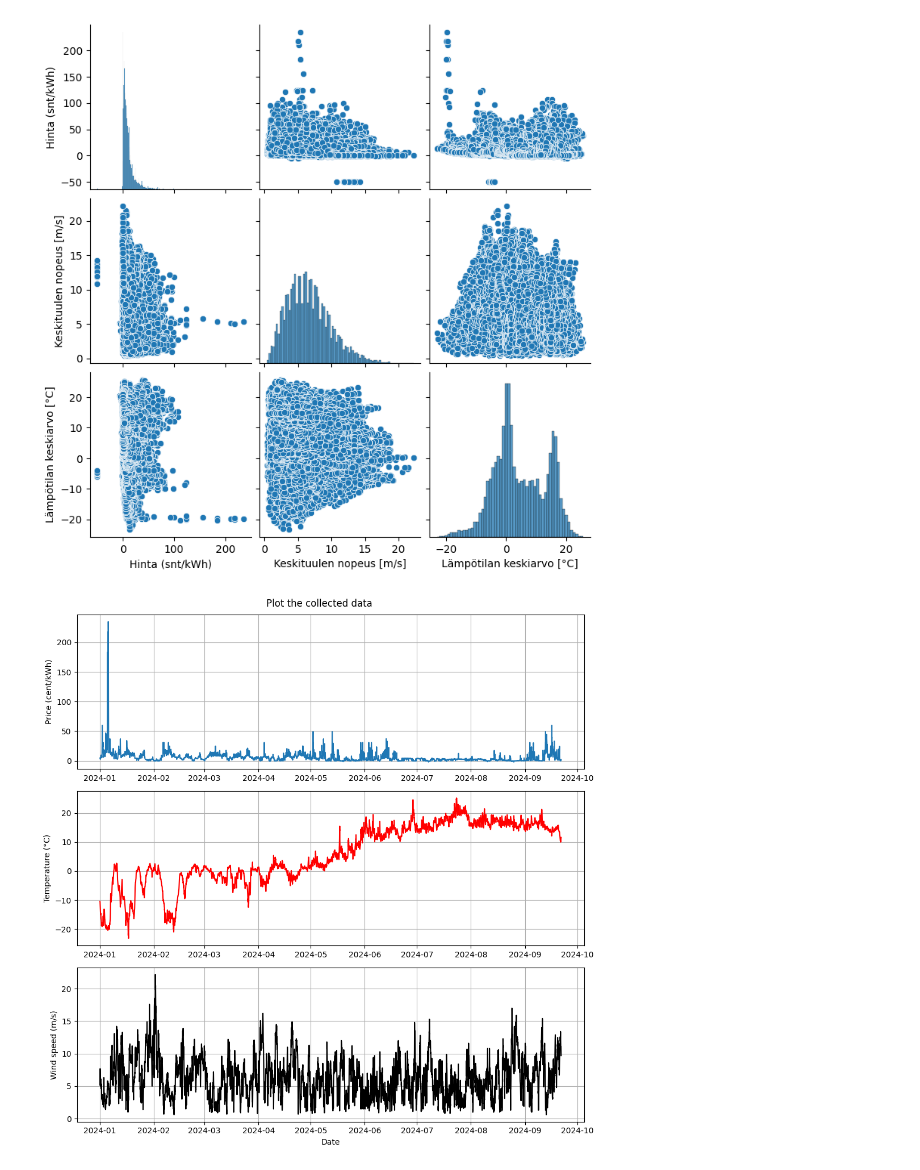
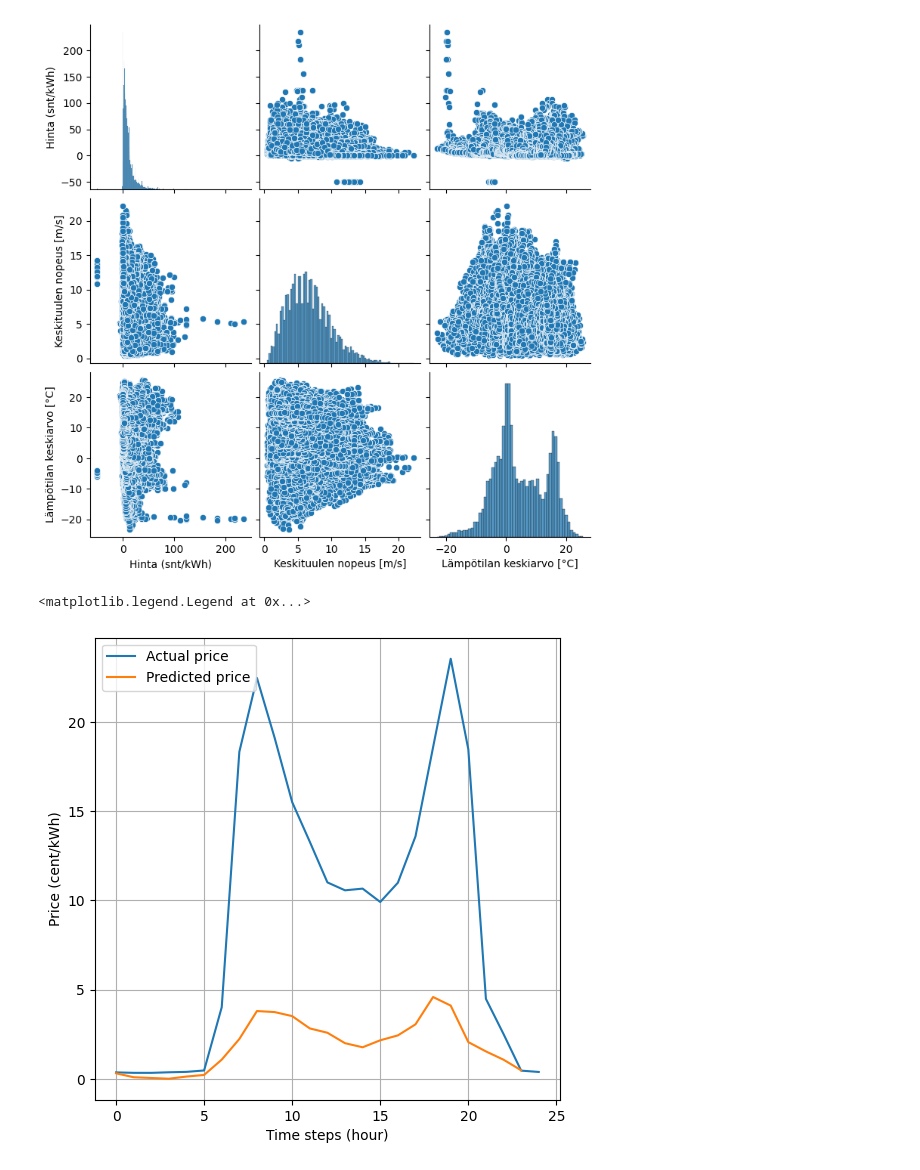
Before and after one commit to pirstov/Intro_to_DS_project, a Jupyter notebook: notebook.ipynb, the cells around one changed output. Drawn from its saved outputs; the diff is of its cells as text; code cells hidden in the pictures.

Commit message:
First time series model completed, naturally not the desired result but not completely terrible either.

```diff
--- a/notebook.ipynb
+++ b/notebook.ipynb
@@ -169,13 +169,48 @@ sns.pairplot(df)
 # Pruning: there are a few extreme outliers in the electricity price data
 # - one day there was an extreme negative price in the electricity due to market operator mistake -> Can be removed with citation to a news statement related to this case
 # - some day(s) there has been extreme electricity price for some hours, maybe not prunable but could be removed when trying to see relationships between the selected data
-# %%
-from datetime import datetime
-# Time series modeling
-
-# Start off with just the data from 2024
-df_2024 = df.loc[datetime(2024,1,1,1):]
-
-print_data(df_2024)
-# %% [output]
-[figure, removed]
+# %%
+from datetime import datetime
+from statsmodels.tsa.statespace.sarimax import SARIMAX
+# Time series modeling
+
+# Start off with just the data from 2024
+df_2024 = df.loc[datetime(2024,1,1,1):]
+
+# In fact, take two last weeks of the data set out for checking predictive performance of the model
+df_2024_train = df_2024.loc[:datetime(2024,9,4)].reset_index(drop=True)
+df_2024_test = df_2024.loc[datetime(2024,9,4):].reset_index(drop=True)
+
+# Based on some web browsing, let's try a SARIMAX model
+# SARIMAX
+# Seasonal
+# AutoRegressive
+# Integrated
+# Moving Average
+# with eXogenous variables
+
+price = df_2024_train['Hinta (snt/kWh)']
+inputs = df_2024_train[['Keskituulen nopeus [m/s]', 'Lämpötilan keskiarvo [°C]']]
+
+# The order and seasonal_order parameters should be iterated over to see which models yields the best result
+model = SARIMAX(endog=price, exog=inputs, order=(1,1,1), seasonal_order=(1,1,1,24))
+model_fit = model.fit()
+
+# Check the forecast from this initial try
+forecast = model_fit.forecast(steps=24, exog=inputs[-24:])
+# %%
+# Plot the prediction
+df_pred = pd.DataFrame({'price': forecast}).reset_index(drop=True)
+
+plt.figure(figsize=(6,6))
+plt.plot(df_2024_test.loc[:24].index, df_2024_test.loc[:24]['Hinta (snt/kWh)'], label='Actual price')
+plt.plot(df_pred.index, df_pred['price'], label='Predicted price')
+plt.xlabel('Time steps (hour)')
+plt.ylabel('Price (cent/kWh)')
+plt.grid(True)
+plt.legend()
+
+# Scaling is off but the characteristic of the prediction seems alright....
+# %% [output]
+<matplotlib.legend.Legend at 0x...>
+[figure, added]
```
